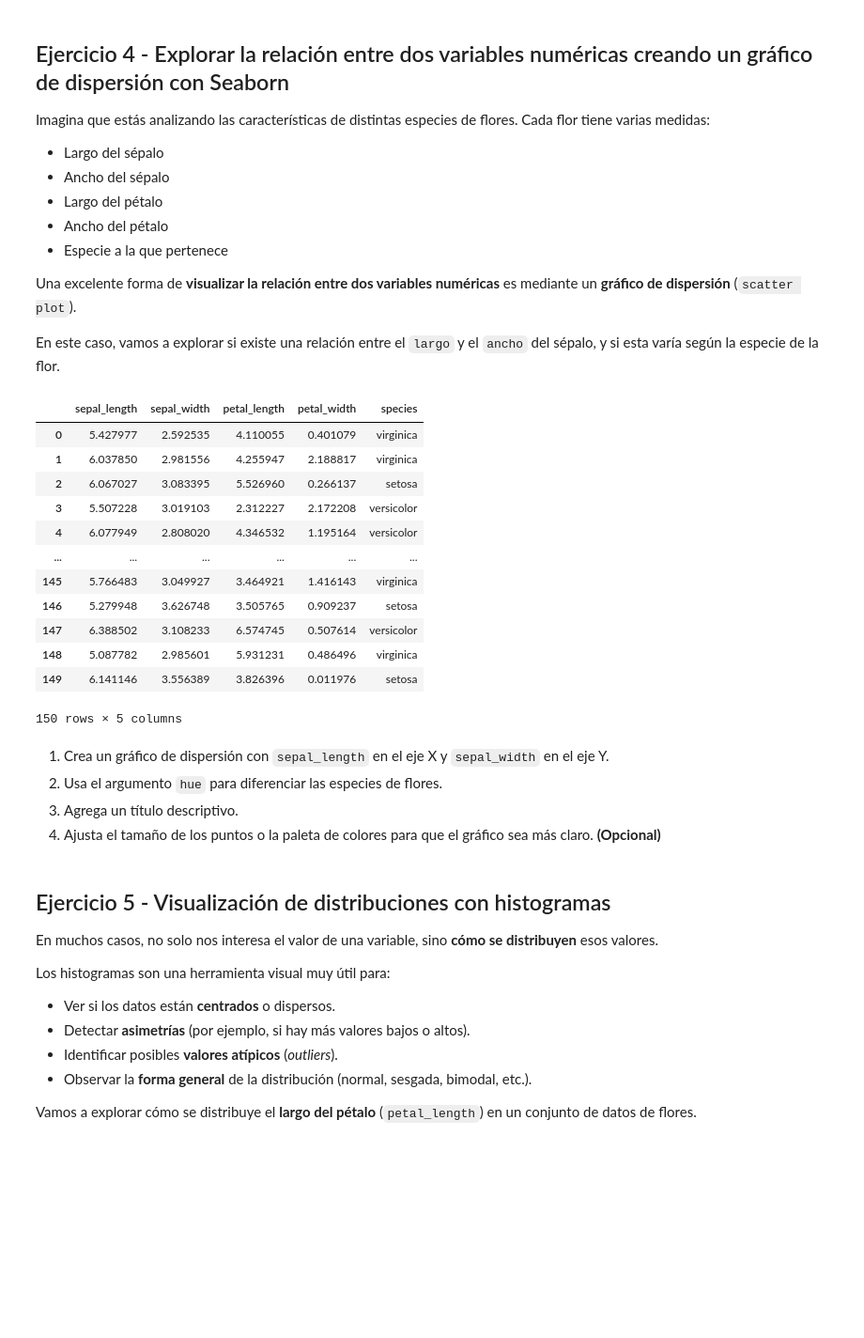
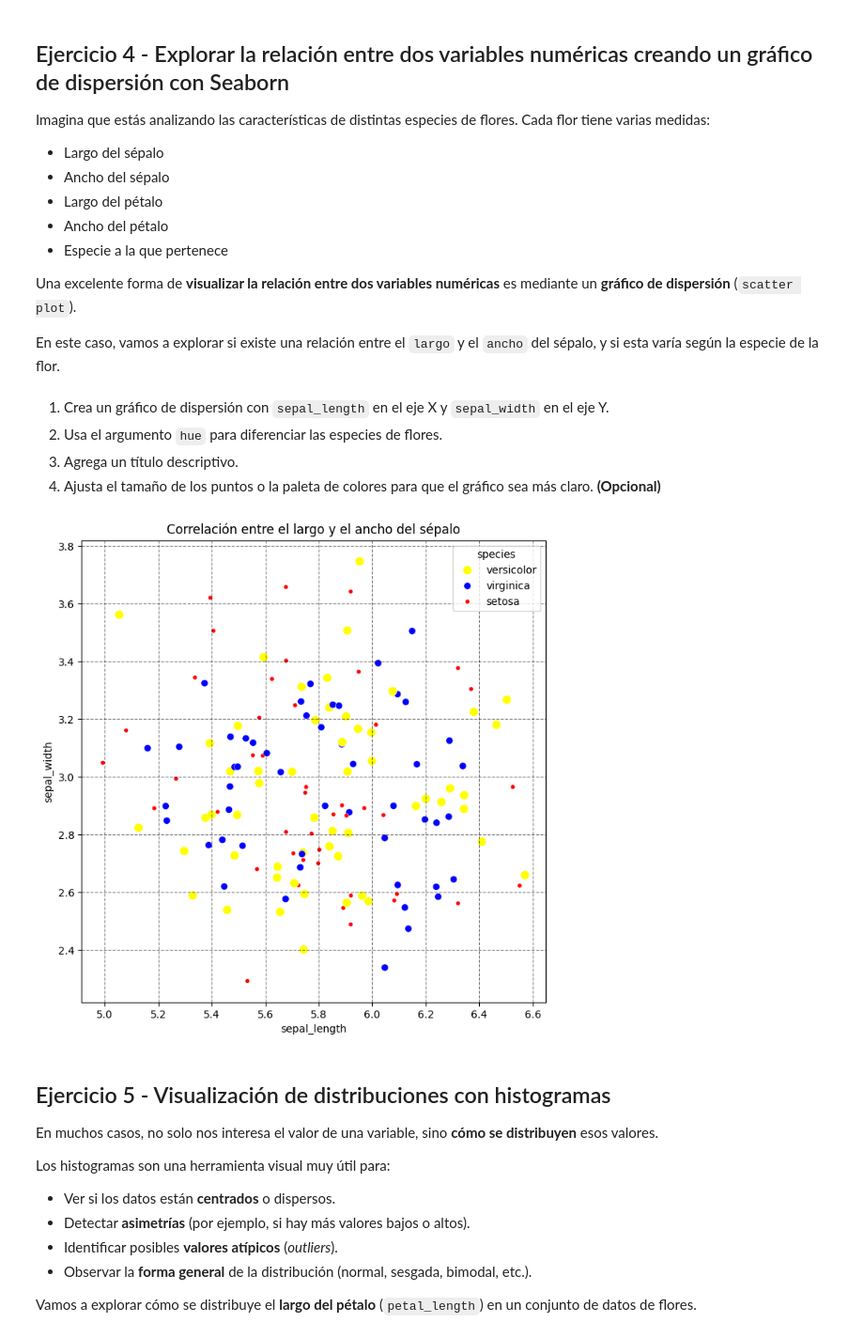
Before and after one commit to cbadil12/visualization-exercises-with-matplot-and-seaborn, a Jupyter notebook: notebook/problems.es.ipynb, the cells around one changed output. Shown at 94% size. Saved outputs shown, nothing was run; the diff lists cells and outputs as text; code cells hidden in the pictures; blank space fills up the shorter version.

```diff
--- a/notebook/problems.es.ipynb
+++ b/notebook/problems.es.ipynb
@@ -178,22 +183,6 @@ df_iris = pd.DataFrame({ # DataFrame con datos aleatorios
     'petal_width': np.random.normal(1.2, 0.8, 150),
     'species': np.random.choice(['setosa', 'versicolor', 'virginica'], 150)
 })
-
-df_iris # Mostrar DataFrame
-# %% [output]
-|  | sepal_length | sepal_width | petal_length | petal_width | species |
-| 0 | 5.427977 | 2.592535 | 4.110055 | 0.401079 | virginica |
-| 1 | 6.037850 | 2.981556 | 4.255947 | 2.188817 | virginica |
-| 2 | 6.067027 | 3.083395 | 5.526960 | 0.266137 | setosa |
-| 3 | 5.507228 | 3.019103 | 2.312227 | 2.172208 | versicolor |
-| 4 | 6.077949 | 2.808020 | 4.346532 | 1.195164 | versicolor |
-| ... | ... | ... | ... | ... | ... |
-| 145 | 5.766483 | 3.049927 | 3.464921 | 1.416143 | virginica |
-| 146 | 5.279948 | 3.626748 | 3.505765 | 0.909237 | setosa |
-| 147 | 6.388502 | 3.108233 | 6.574745 | 0.507614 | versicolor |
-| 148 | 5.087782 | 2.985601 | 5.931231 | 0.486496 | virginica |
-| 149 | 6.141146 | 3.556389 | 3.826396 | 0.011976 | setosa |
-150 rows × 5 columns
 # %% [markdown]
 1. Crea un gráfico de dispersión con `sepal_length` en el eje X y `sepal_width` en el eje Y.
 2. Usa el argumento `hue` para diferenciar las especies de flores.
@@ -204,3 +191,14 @@ df_iris # Mostrar DataFrame
+# %%
+# 1) Plotear
+plt.figure(figsize = (8, 8))
+sns.scatterplot(data=df_iris, x="sepal_length", y="sepal_width",hue="species", size="species", palette = ['yellow', 'blue', 'red'])
+# 2) Añadir título
+plt.title("Correlación entre el largo y el ancho del sépalo")
+# 3) Añadir líneas verticales
+plt.grid(alpha=0.5, color="black", linestyle='--')
+plt.show()
+# %% [output]
+[figure, added]
 # %% [markdown]
 ## Ejercicio 5 - Visualización de distribuciones con histogramas
 
```
Also changed, not shown: parts of 4 cells of this notebook.
